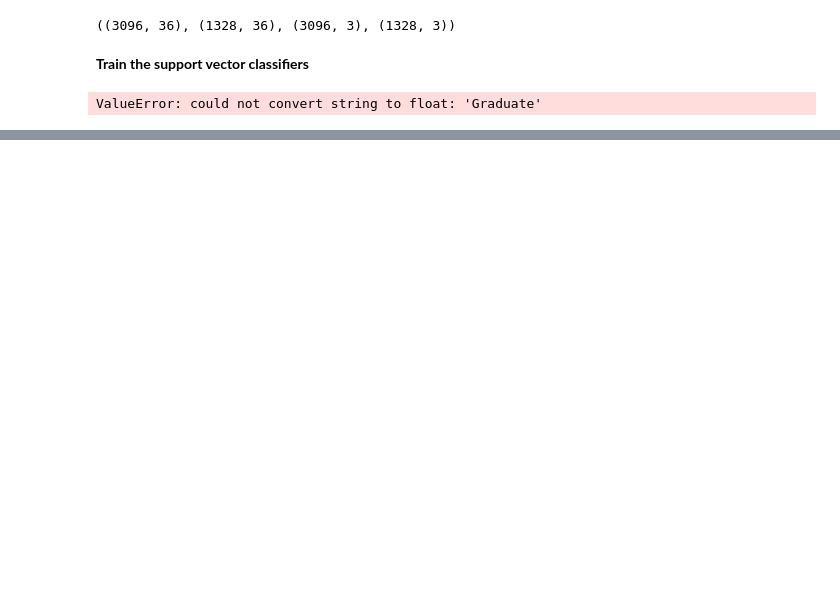
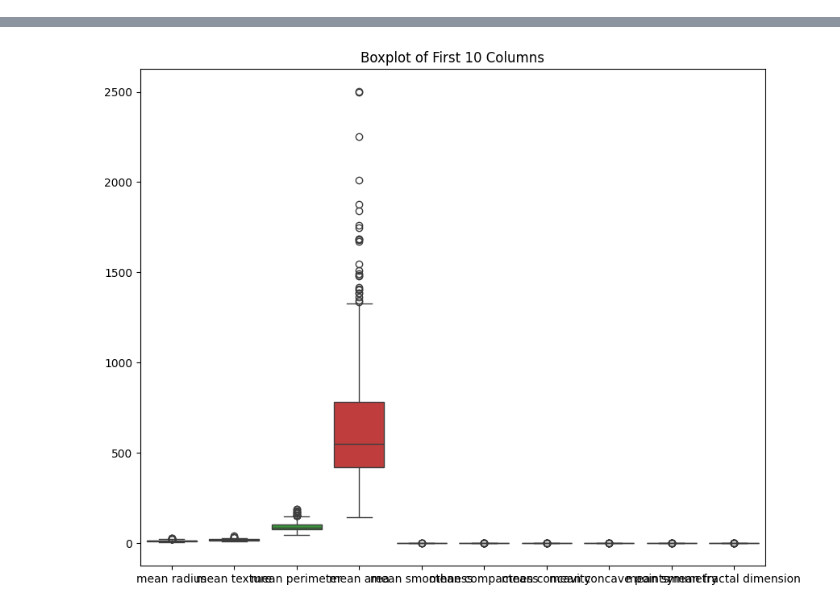
Before and after one commit to 2303A51035/AIML-2025, a Jupyter notebook: Lab07_AIML.ipynb, the cells around one changed output, grey strips where cells are left out. Saved outputs shown, nothing was run; the diff lists cells and outputs as text; code cells hidden in the pictures; blank space fills up the shorter version.

```diff
--- a/Lab07_AIML.ipynb
+++ b/Lab07_AIML.ipynb
@@ -133,3 +2,0 @@ df.head()
-# %%
-sns.set_style('whitegrid')
-sns.countplot(x='Target', hue='Age at enrollment', data=df, palette='rainbow')
@@ -141,4 +2,0 @@ sns.countplot(x='Target', hue='Age at enrollment', data=df, palette='rainbow')
-# %%
-sns.set_style('whitegrid')
-sns.countplot(x='Target', hue='Inflation rate', data=df, palette='rainbow')
-#
@@ -213,6 +2,0 @@ x_train, x_test, y_train, y_test=train_test_split(df_feat, df_target, test_size=
-# %%
-x_train.shape, x_test.shape, y_train.shape, y_test.shape
-# %% [output]
-((3096, 36), (1328, 36), (3096, 3), (1328, 3))
-# %% [markdown]
-**Train the support vector classifiers**
@@ -223,4 +3,61 @@ model = SVC()
-# %%
-model.fit(x_train, y_train)
-# %% [output]
-ValueError: could not convert string to float: 'Graduate'
+# %%
+# Import the Libraries required for SVM
+import pandas as pd
+import numpy as np
+import matplotlib.pyplot as plt
+import seaborn as sns
+from sklearn import datasets
+from sklearn.model_selection import train_test_split
+from sklearn import svm
+from sklearn.metrics import accuracy_score, classification_report, confusion_matrix
+from sklearn.model_selection import GridSearchCV
+
+# Import the Breast Cancer Dataset from Sklearn Packages
+data = datasets.load_breast_cancer()
+df = pd.DataFrame(data.data, columns=data.feature_names)
+df['target'] = data.target
+
+# Describe all the features from the dictionary, feature names
+print("Feature Names: ", data.feature_names)
+
+# Setup the dataframe, describe its details, check for missing values
+print("Dataframe Details: \n", df.describe())
+print("Missing Values: \n", df.isnull().sum())
+
+# Identify the target class and assign it to the dataframe
+X = df.drop('target', axis=1)
+y = df['target']
+
+# Perform exploratory analysis of dataframe using seaborn - sns package
+plt.figure(figsize=(10, 8))
+sns.boxplot(data=X.iloc[:, :10])
+plt.title("Boxplot of First 10 Columns")
+plt.show()
+
+# Train and Test Data
+X_train, X_test, y_train, y_test = train_test_split(X, y, test_size=0.2, random_state=42)
+
+# Train the SVC using the Train Dataset
+svm_model = svm.SVC()
+svm_model.fit(X_train, y_train)
+
+# Predict and Analysis the Performance of the SVC Model
+y_pred = svm_model.predict(X_test)
+print("Accuracy: ", accuracy_score(y_test, y_pred))
+print("Classification Report: \n", classification_report(y_test, y_pred))
+print("Confusion Matrix: \n", confusion_matrix(y_test, y_pred))
+
+# Improve the Accuracy of Model using GridSearchCV Model
+param_grid = {'C': [0.1, 1, 10, 100, 1000], 'gamma': [1, 0.1, 0.01, 0.001, 0.0001], 'kernel': ['rbf']}
+grid_search = GridSearchCV(svm.SVC(), param_grid, cv=5)
+grid_search.fit(X_train, y_train)
+
+print("Best Parameters: ", grid_search.best_params_)
+print("Best Score: ", grid_search.best_score_)
+
+best_model = grid_search.best_estimator_
+y_pred_best = best_model.predict(X_test)
+print("Accuracy (Best Model): ", accuracy_score(y_test, y_pred_best))
+print("Classification Report (Best Model): \n", classification_report(y_test, y_pred_best))
+print("Confusion Matrix (Best Model): \n", confusion_matrix(y_test, y_pred_best))
+# %% [output]
@@ -226,0 +81 @@ ValueError: could not convert string to float: 'Graduate'
+[figure, added]
```
Also changed, not shown: parts of 24 cells of this notebook.
